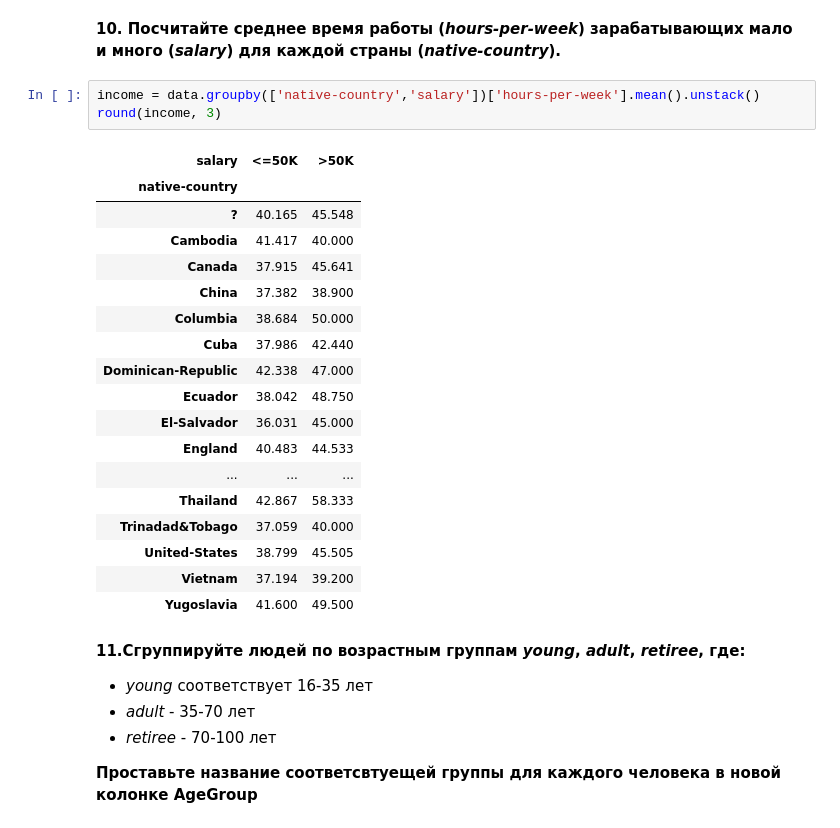
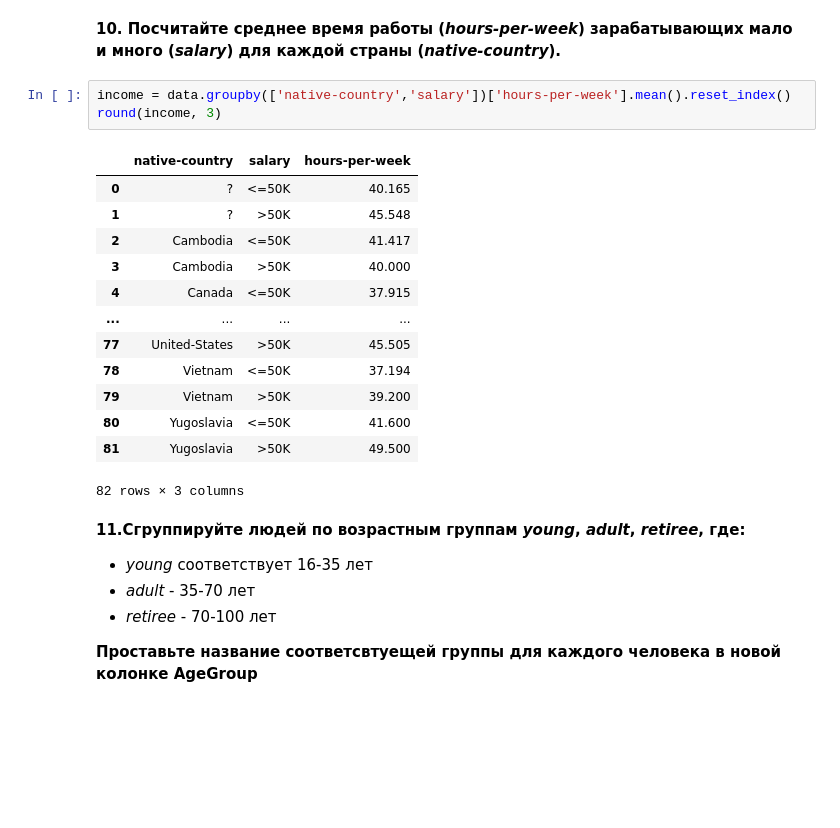
Before and after one commit to vkrylova/BigDataPractice, a Jupyter notebook: task2_numpy_pandas/assignment_pandas.ipynb, the cells around one changed output. Saved outputs shown, nothing was run; the diff lists cells and outputs as text; blank space fills up the shorter version.

Commit message:
fix: apply reset_index

```diff
--- a/task2_numpy_pandas/assignment_pandas.ipynb
+++ b/task2_numpy_pandas/assignment_pandas.ipynb
@@ -171,27 +171,22 @@ Name: proportion, dtype: float64
 # %% [markdown]
 **10. Посчитайте среднее время работы (*hours-per-week*) зарабатывающих мало и много (*salary*) для каждой страны (*native-country*).**
 # %%
-income = data.groupby(['native-country','salary'])['hours-per-week'].mean().unstack()
+income = data.groupby(['native-country','salary'])['hours-per-week'].mean().reset_index()
 round(income, 3)
 # %% [output]
-| salary | <=50K | >50K |
-| native-country |  |  |
-| ? | 40.165 | 45.548 |
-| Cambodia | 41.417 | 40.000 |
-| Canada | 37.915 | 45.641 |
-| China | 37.382 | 38.900 |
-| Columbia | 38.684 | 50.000 |
-| Cuba | 37.986 | 42.440 |
-| Dominican-Republic | 42.338 | 47.000 |
-| Ecuador | 38.042 | 48.750 |
-| El-Salvador | 36.031 | 45.000 |
-| England | 40.483 | 44.533 |
-| ... | ... | ... |
-| Thailand | 42.867 | 58.333 |
-| Trinadad&Tobago | 37.059 | 40.000 |
-| United-States | 38.799 | 45.505 |
-| Vietnam | 37.194 | 39.200 |
-| Yugoslavia | 41.600 | 49.500 |
+|  | native-country | salary | hours-per-week |
+| 0 | ? | <=50K | 40.165 |
+| 1 | ? | >50K | 45.548 |
+| 2 | Cambodia | <=50K | 41.417 |
+| 3 | Cambodia | >50K | 40.000 |
+| 4 | Canada | <=50K | 37.915 |
+| ... | ... | ... | ... |
+| 77 | United-States | >50K | 45.505 |
+| 78 | Vietnam | <=50K | 37.194 |
+| 79 | Vietnam | >50K | 39.200 |
+| 80 | Yugoslavia | <=50K | 41.600 |
+| 81 | Yugoslavia | >50K | 49.500 |
+82 rows × 3 columns
 # %% [markdown]
 **11.Сгруппируйте людей по возрастным группам *young*, *adult*, *retiree*, где:**
 * *young* соответствует 16-35 лет
```
